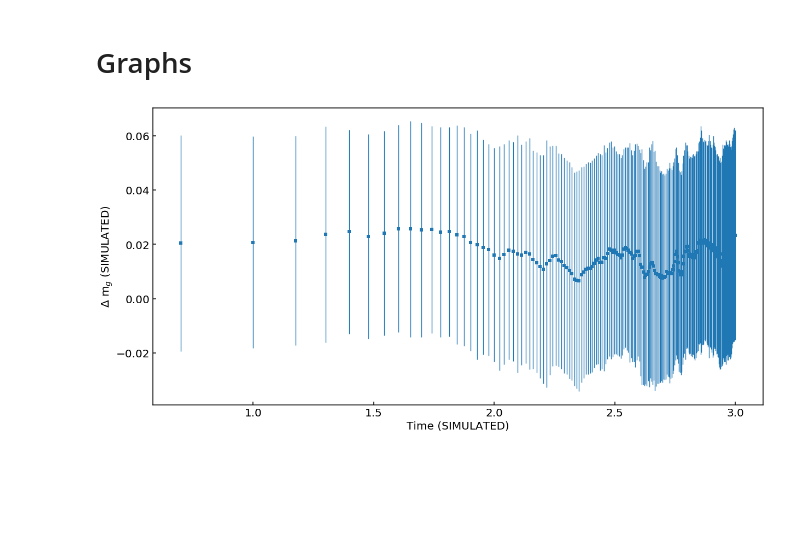
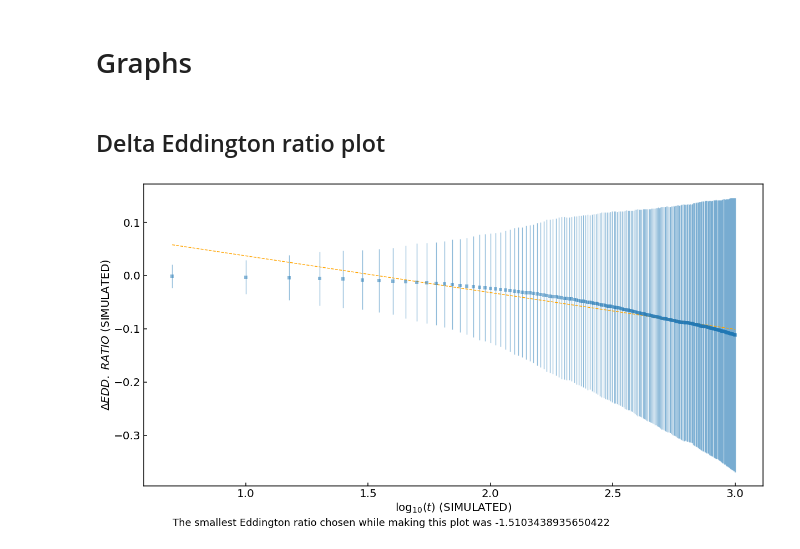
Before and after one commit to openhearted99/AGN_variability_project, a Jupyter notebook: Simulations/visualization/default_params.ipynb, the cells around one changed output. Drawn from its saved outputs; the diff is of its cells as text; code cells hidden in the pictures; blank space fills up the shorter version.

Commit message:
New, finalized plots

```diff
--- a/Simulations/visualization/default_params.ipynb
+++ b/Simulations/visualization/default_params.ipynb
@@ -77,6 +78,8 @@ for i in tqdm(range(num_curves + 1)):
     default_curves.append(_er_curve)
 
 default_curves = np.array(default_curves)
+
+default_curves = np.log10(default_curves) # Move everything into the log domain
 # %%
 # Cut out the last t_max points
 cut_curves = np.zeros((np.array(list(default_curves.shape)) - np.array([0, t_max])))
@@ -99,19 +101,33 @@ for brightest_points_in_curve in tqdm(indices):
     chosen_indices.append(random.sample(list(brightest_points_in_curve), num_random_points))
 
 chosen_indices = np.array(chosen_indices, dtype=int)
+# %%
+# Find the smallest number that we've chosen (We print this out later)
+small_points = []
+for i in tqdm(range(num_curves)):
+    small_points.append(np.min(cut_curves[i][chosen_indices[i]]))
+
+smallest_point = "The smallest Eddington ratio chosen while making this plot was " + str(np.min(small_points))
 # %%
 # Select all our points
 t_examine = np.arange(0, t_max+1, t_step)
+t_log = np.log10(t_examine) # Used later
+
+t_array = np.tile(t_examine, (num_random_points, 1))
 
 master_array = np.zeros(t_examine.shape, dtype=int)
 
-for i in tqdm(range(cut_curves.shape[0])):
-    master_array = np.vstack((default_curves[i][(np.reshape(chosen_indices[i, :], (len(chosen_indices[i, :]), 1)) + t_examine).astype(int)], master_array))
+for i in tqdm(range(num_curves)):
+    indices_array = np.tile(chosen_indices[i, :], (t_array.shape[1], 1)).T
+
+    indices_array = indices_array + t_array
+    master_array = np.vstack((default_curves[i][indices_array], master_array))
 
 master_array = np.delete(master_array, -1, 0)
 
+starting_vals = np.copy(master_array[:, 0])
 for i in tqdm(range(master_array.shape[1])):
-    master_array[:, i] = master_array[:, i] - master_array[0, i]
+    master_array[:, i] = master_array[:, i] - starting_vals
 # %%
 # Find our trends
 means = []
@@ -123,21 +139,31 @@ for i in tqdm(range(master_array.shape[1])):
 
 means = np.array(means)
 stands = np.array(stands)
+# %%
+# Get a line of best fit
+best_fit = np.poly1d(np.poly1d(np.polyfit(t_log.astype(float)[1:], means.astype(float)[1:], 1)))
 # %% [markdown]
 # Graphs
+# %% [markdown]
+## Delta Eddington ratio plot
 # %%
 with plt.style.context('seaborn-paper'):
     fig, ax = plt.subplots(1, figsize=(20, 10))
+
     ax.tick_params(direction='in', length=6, width=1.5, labelsize=20)
     ax.spines['top'].set_linewidth(1.5)
     ax.spines['right'].set_linewidth(1.5)
     ax.spines['bottom'].set_linewidth(1.5)
     ax.spines['left'].set_linewidth(1.5)
-    plt.errorbar(np.log10(t_examine), means, yerr=stands, fmt='s')
-    plt.ylabel('$\Delta$ m$_g$ (SIMULATED)', fontsize= 20)
-    plt.xlabel('Time (SIMULATED)', fontsize= 20)
+
+    plt.errorbar(t_log, means, yerr=stands, fmt='s', alpha=.5)
+    plt.plot(t_log[1:], best_fit(t_log[1:].astype(float)), ls='--', color='orange')
+
+    plt.ylabel('$\Delta EDD.$ $RATIO$ (SIMULATED)', fontsize= 20)
+    plt.xlabel('$\log_{10}(t)$ (SIMULATED)', fontsize= 20)
+    ax.text(.7, -0.47, smallest_point, fontsize=18)
 
 plt.savefig('Simulated_delta_g.pdf', bbox_inches='tight')
 plt.show()
 # %% [output]
-[figure, old version]
+[figure, new version]
```
Also changed, not shown: parts of 8 cells of this notebook, 2 other files.
